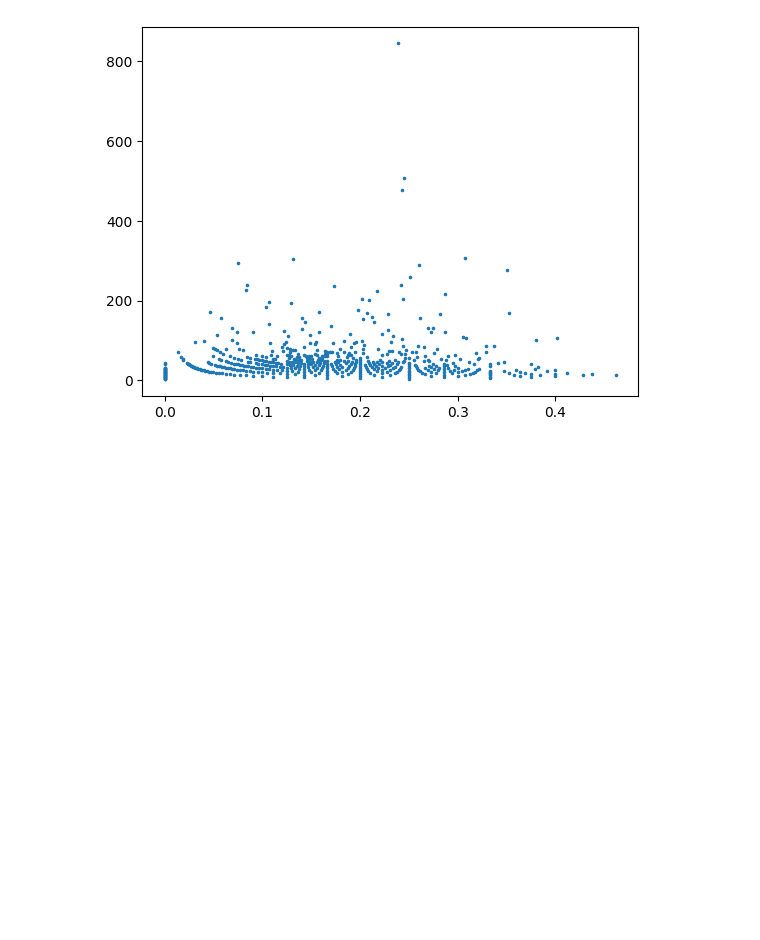
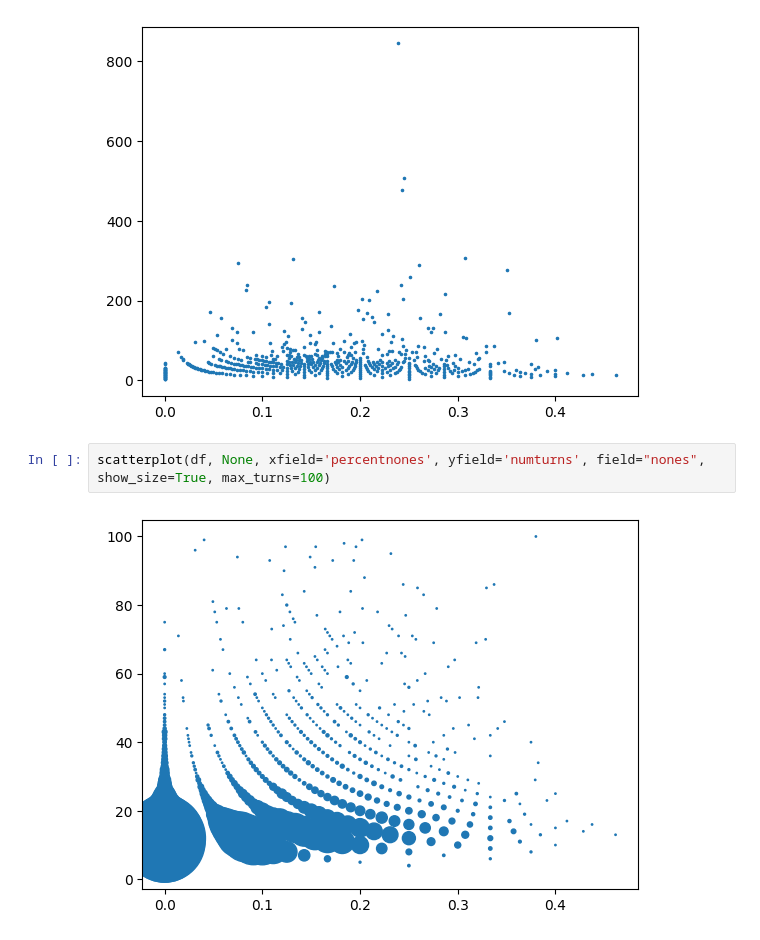
Before and after one commit to P-Hicks/SeniorResearchProject, a Jupyter notebook: notebook_turn_type_graphs.ipynb, the cells around one changed output. Cells and saved outputs as stored; diff of their text form; blank space fills up the shorter version.

```diff
--- a/notebook_turn_type_graphs.ipynb
+++ b/notebook_turn_type_graphs.ipynb
@@ -76,3 +89,7 @@ scatterplot(df, 'Replacement', xfield='percentnones', yfield='numturns', field="
 scatterplot(df, 'Replacement', xfield='percentnones', yfield='numturns', field="nones", show_size=False)
 # %% [output]
 [figure]
+# %%
+scatterplot(df, None, xfield='percentnones', yfield='numturns', field="nones", show_size=True, max_turns=100)
+# %% [output]
+[figure, added]
```
Also changed, not shown: parts of 6 cells of this notebook, 3 other files.
